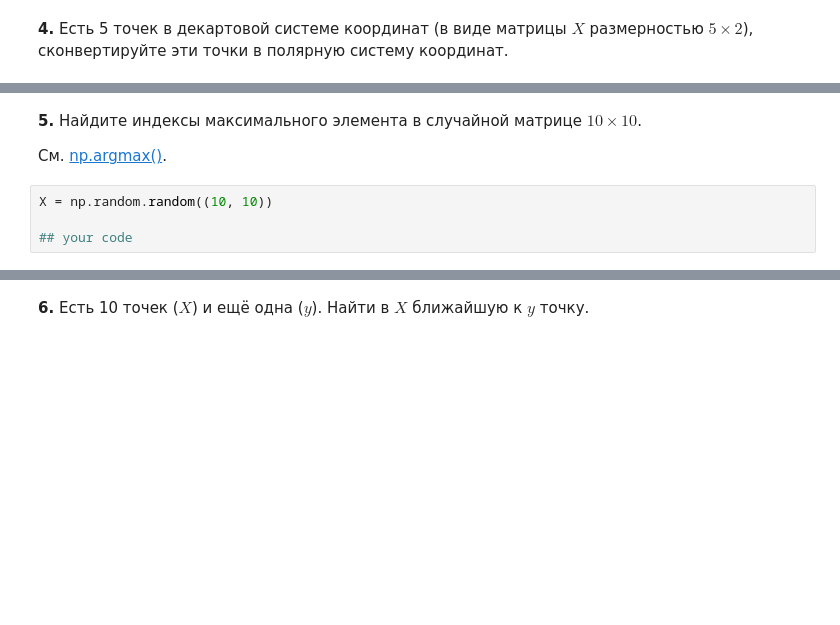
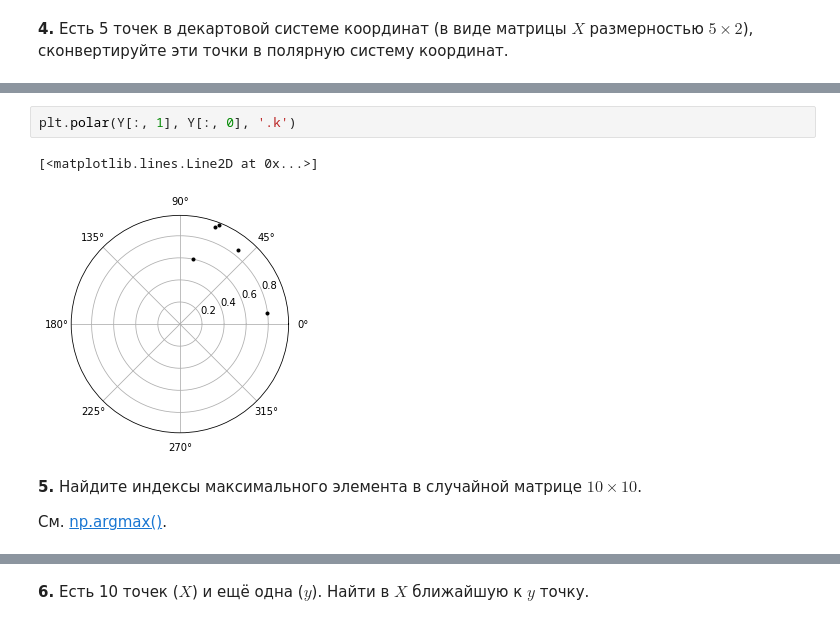
Before and after one commit to veotani/classification-apmath, a Jupyter notebook: Excercises_2.ipynb, the cells around one changed output, grey strips where cells are left out. Drawn from its saved outputs; the diff is of its cells as text; blank space fills up the shorter version.

```diff
--- a/Excercises_2.ipynb
+++ b/Excercises_2.ipynb
@@ -63,8 +71,9 @@ array([[0, 1, 0, 1, 0, 1, 0, 1],
+# %%
+plt.polar(Y[:, 1], Y[:, 0], '.k')
+# %% [output]
+[<matplotlib.lines.Line2D at 0x...>]
+[figure, added]
 # %% [markdown]
 **5.** Найдите индексы максимального элемента в случайной матрице $10 \times 10$.
 
 Cм. [np.argmax()](http://docs.scipy.org/doc/numpy/reference/generated/numpy.argmax.html).
-# %%
-X = np.random.random((10, 10))
-
-## your code
```
Also changed, not shown: parts of 12 cells of this notebook.
